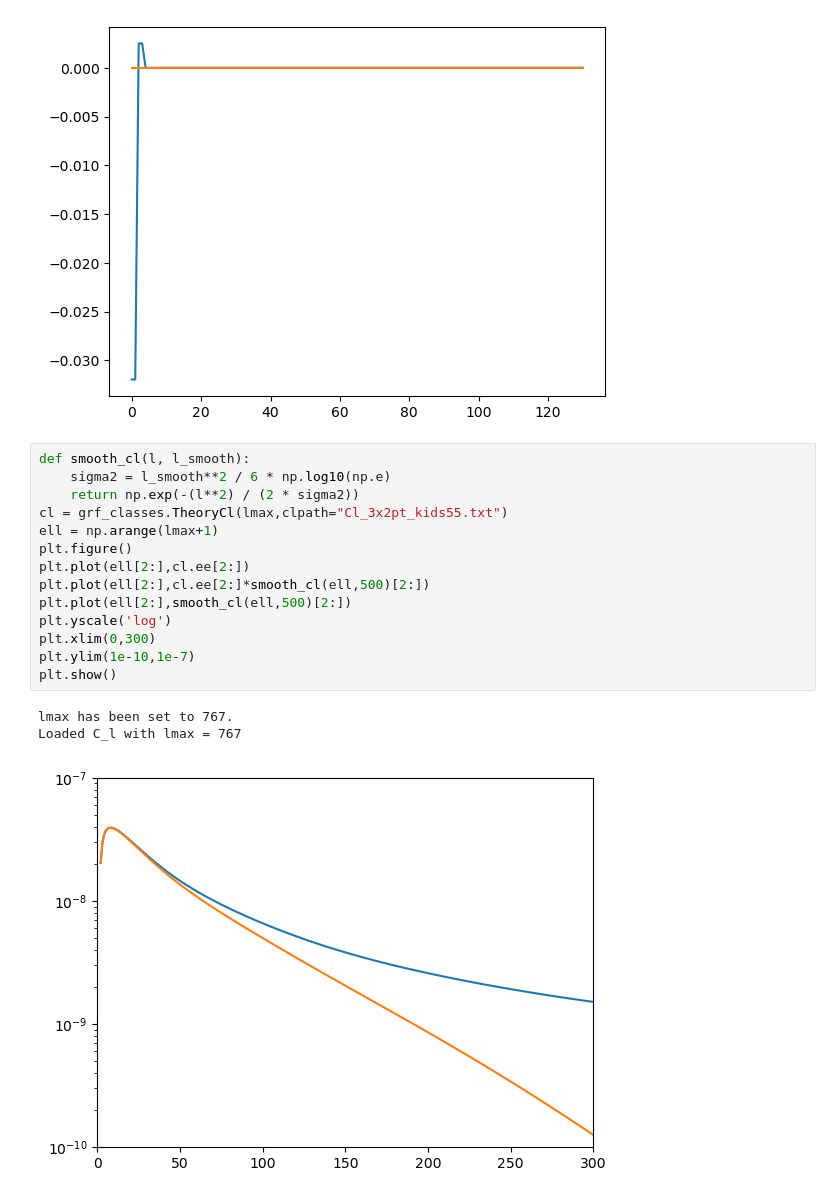
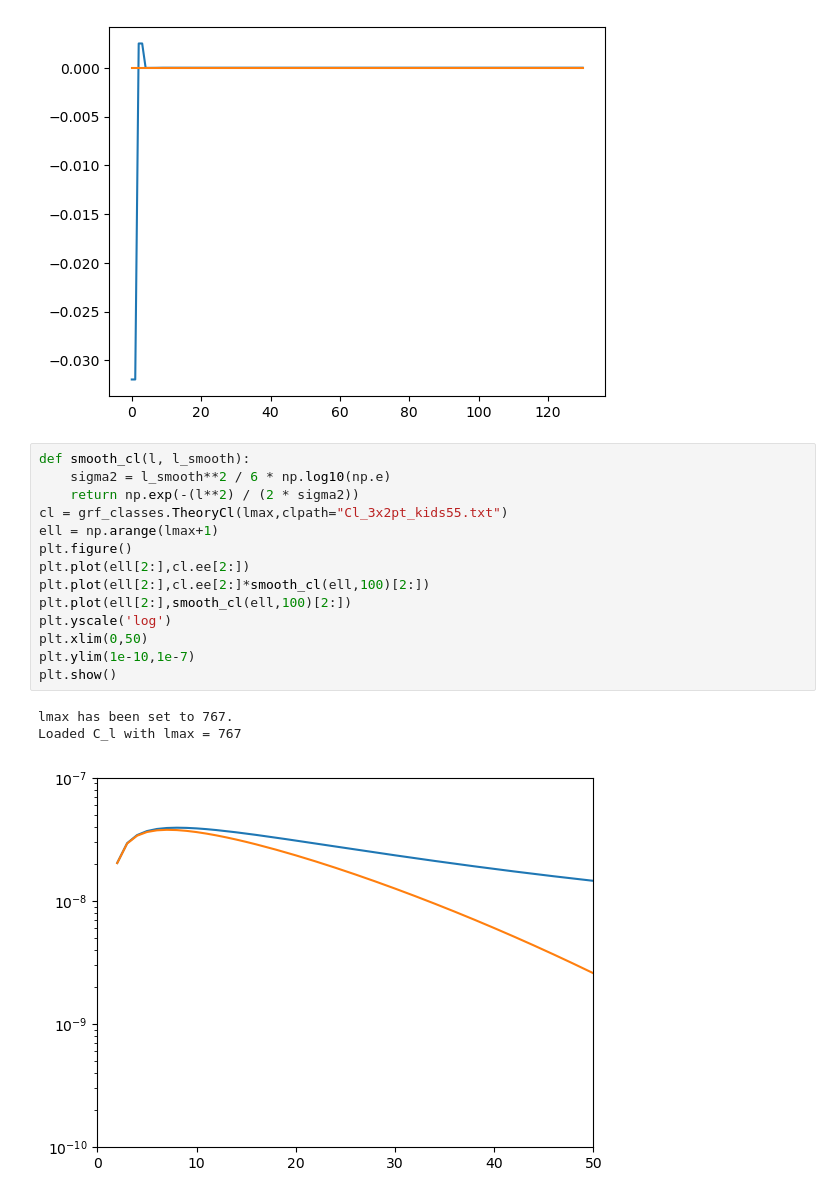
Before and after one commit to voehl12/xilikelihood, a Jupyter notebook: mask_apo.ipynb, the cells around one changed output. Drawn from its saved outputs; the diff is of its cells as text.

```diff
--- a/mask_apo.ipynb
+++ b/mask_apo.ipynb
@@ -134,18 +134,18 @@ Loaded C_l with lmax = 767
 # %%
 def smooth_cl(l, l_smooth):
     sigma2 = l_smooth**2 / 6 * np.log10(np.e)
     return np.exp(-(l**2) / (2 * sigma2))
 cl = grf_classes.TheoryCl(lmax,clpath="Cl_3x2pt_kids55.txt")
 ell = np.arange(lmax+1)
 plt.figure()
 plt.plot(ell[2:],cl.ee[2:])
-plt.plot(ell[2:],cl.ee[2:]*smooth_cl(ell,500)[2:])
-plt.plot(ell[2:],smooth_cl(ell,500)[2:])
+plt.plot(ell[2:],cl.ee[2:]*smooth_cl(ell,100)[2:])
+plt.plot(ell[2:],smooth_cl(ell,100)[2:])
 plt.yscale('log')
-plt.xlim(0,300)
+plt.xlim(0,50)
 plt.ylim(1e-10,1e-7)
 plt.show()
 # %% [output]
 lmax has been set to 767.
 Loaded C_l with lmax = 767
-[figure, old version]
+[figure, new version]
```
